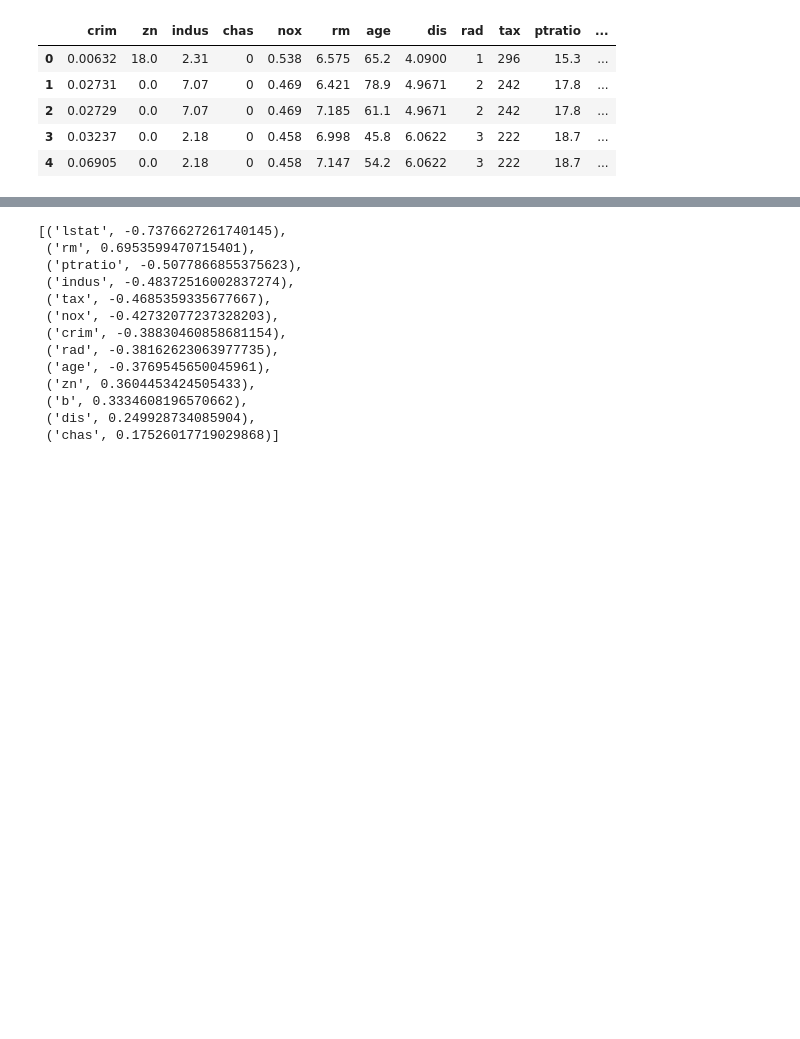
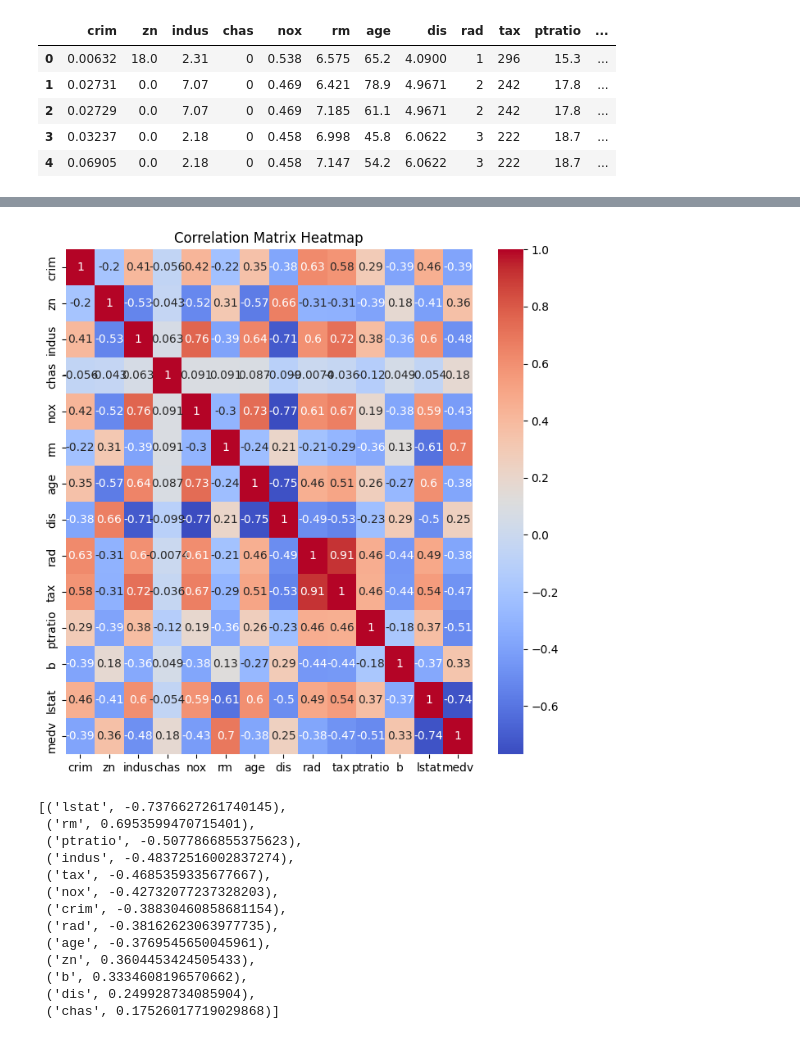
Before and after one commit to nonkloq/dump, a Jupyter notebook: anl/linear_model.ipynb, the cells around one changed output, grey strips where cells are left out. Cells and saved outputs as stored; diff of their text form; code cells hidden in the pictures; blank space fills up the shorter version.

```diff
--- a/anl/linear_model.ipynb
+++ b/anl/linear_model.ipynb
@@ -39,5 +39,8 @@ df.head()
 | 4 | 0.06905 | 0.0 | 2.18 | 0 | 0.458 | 7.147 | 54.2 | 6.0622 | 3 | 222 | 18.7 | ... |
 # %%
 corr_mat = df.corr()
-corr_mat
+fig = plt.figure(figsize=(8,8))
+sns.heatmap(corr_mat, annot=True, cmap='coolwarm')
+plt.title('Correlation Matrix Heatmap')
+plt.show()
 # %% [output]
@@ -59,3 +47,4 @@ corr_mat
+[figure, added]
 # %%
 correlations = sorted(corr_mat["medv"].items(),key=lambda x: -abs(x[1]))[1:]
 correlations
```
Also changed, not shown: parts of 16 cells of this notebook.
